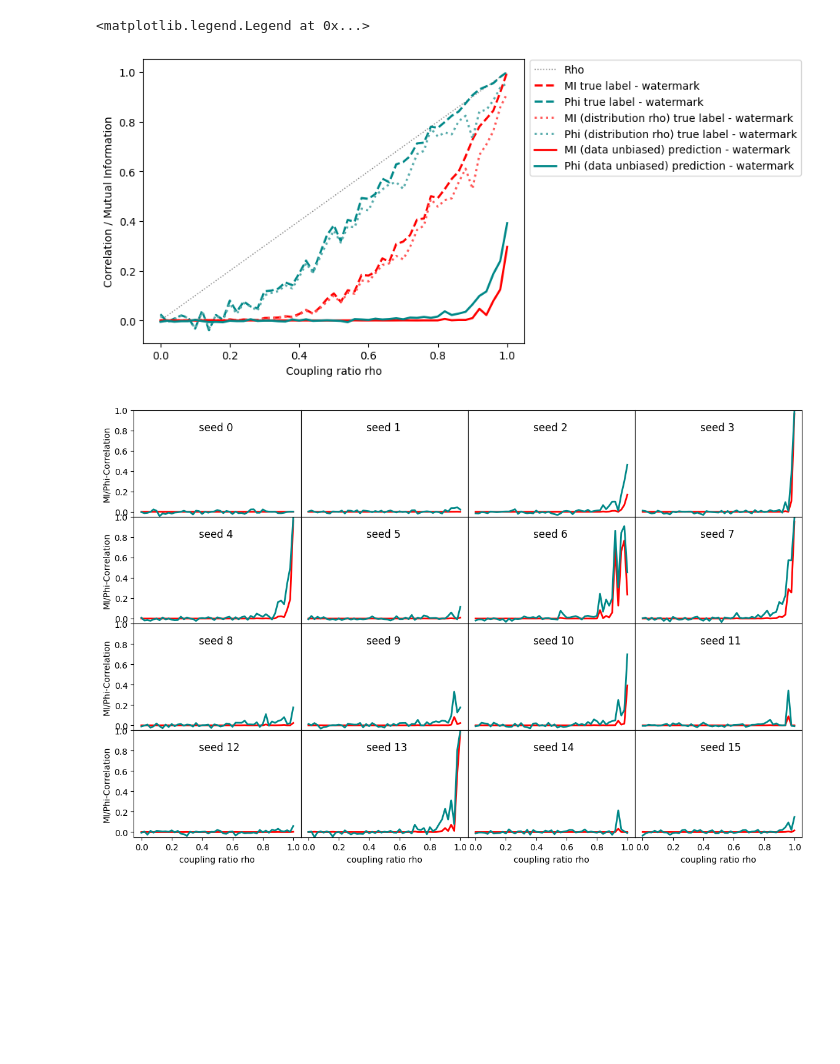
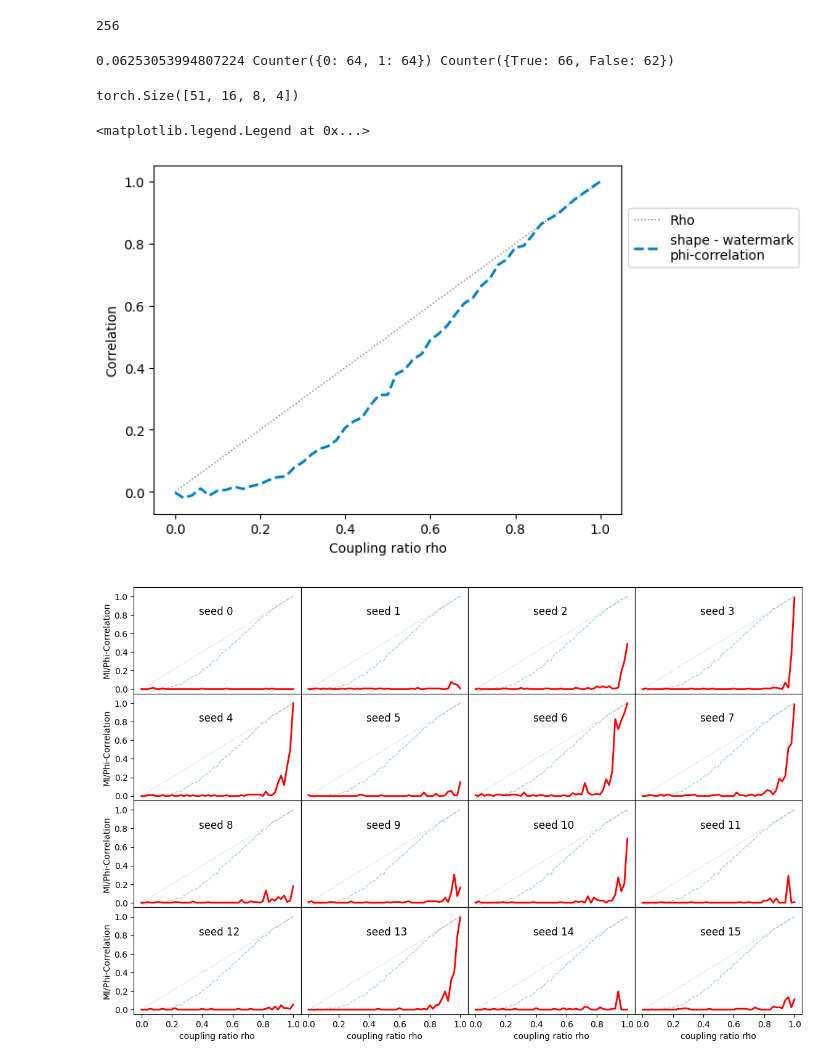
Before and after one commit to lillijo/xai-evaluation-master-thesis, a Jupyter notebook: experiments/compare_measures.ipynb, the cells around one changed output. Drawn from its saved outputs; the diff is of its cells as text; code cells hidden in the pictures; blank space fills up the shorter version.

```diff
--- a/experiments/compare_measures.ipynb
+++ b/experiments/compare_measures.ipynb
@@ -88,32 +107,62 @@ biases = list(np.round(np.linspace(0, 1, 51), 3)) """
+# %%
+128*2
+# %% [output]
+256
+# %%
+#((53*54)- (47*46)) / 100**2,
+
+from collections import Counter
+from sklearn.metrics import matthews_corrcoef
+
+indices = list(np.round(np.linspace(0, 491519, 128)).astype(int))
+unbds = BiasedNoisyDataset()
+valsl = []
+valsw = []
+for i in indices:
+    im, label, wm = unbds[i]
+    valsl.append(label)
+    valsw.append(wm)
+
+phi_base = matthews_corrcoef(valsl, valsw)
+print(phi_base, Counter(valsl), Counter(valsw))
+# %% [output]
+0.06253053994807224 Counter({0: 64, 1: 64}) Counter({True: 66, False: 62})
 # %%
-import pickle
+# Ground Truth
 biases = list(np.round(np.linspace(0, 1, 51), 3))
 with open("m1_mi_6400.pickle", "rb") as f:
     m1_mi = pickle.load(f)
-with open("gt_measures_1280.pickle", "rb") as f:
+with open("m0_test.pickle", "rb") as f: #gt_measures_1280
     gt_measures = pickle.load(f)
+with open("shape_gt_6400.pickle", "rb") as f:
+    shape_gt = pickle.load(f)
 mimean = torch.mean(m1_mi, dim=1)
+print(gt_measures.shape)
+
+""" plt.plot(biases, torch.mean(shape_gt[:,:,0], dim=1),linewidth=2, label="MI shape", color="#f90", alpha=0.5)
+plt.plot(biases, gt_measures[:,0,0],linewidth=2, label="MI true label - watermark", linestyle="dashed", color="#f00")
+plt.plot(biases, torch.mean(gt_measures[:,:,2], dim=1),linewidth=1, label="MI (distribution rho) true label - watermark", linestyle="dotted", color="#f55")
+plt.plot(biases, mimean[:,0],linewidth=2, label="MI (data unbiased) prediction - watermark", color="#f00") """
+ecol = matplotlib.cm.winter(np.linspace(0, 1, 5))
+#plt.plot(biases, torch.mean(shape_gt[:,:,1], dim=1),linewidth=2, label="shape - prediction", color=ecol[3])
 plt.plot(biases, biases,linewidth=1, label="Rho", linestyle="dotted", color="gray")
-plt.plot(biases, gt_measures[:,0,0],linewidth=2, label="MI true label - watermark", linestyle="dashed", color="#f00")
-plt.plot(biases, gt_measures[:,0,1],linewidth=2, label="Phi true label - watermark", linestyle="dashed", color="#088")
-
-plt.plot(biases, torch.mean(gt_measures[:,:,2], dim=1),linewidth=2, label="MI (distribution rho) true label - watermark", linestyle="dotted", color="#f55")
-plt.plot(biases, torch.mean(gt_measures[:,:,3], dim=1),linewidth=2, label="Phi (distribution rho) true label - watermark", linestyle="dotted", color="#5aa")
-plt.plot(biases, mimean[:,0],linewidth=2, label="MI (data unbiased) prediction - watermark", color="#f00")
-plt.plot(biases, mimean[:,1],linewidth=2, label="Phi (data unbiased) prediction - watermark", color="#088")
+plt.plot(biases, torch.mean(gt_measures[:,:,1,1], dim=1),linewidth=2, label="shape - watermark\nphi-correlation", linestyle="dashed", color=ecol[2])
+#plt.plot(biases, torch.mean(gt_measures[:,:,3], dim=1),linewidth=1, label="(distribution rho) prediction - watermark", linestyle="dotted", color=ecol[2])
+#plt.plot(biases, mimean[:,1],linewidth=2, label="(unbiased data) prediction - watermark", color=ecol[0])
 
 
-plt.ylabel("Correlation / Mutual Information")
+plt.ylabel("Correlation")
 plt.xlabel("Coupling ratio rho")
-plt.legend(bbox_to_anchor=(1., 0.57,0.6, 0.0), loc='lower left',ncols=1, )
+plt.legend(bbox_to_anchor=(1., 0.69,0.6, 0.0), loc='lower left',ncols=1, )
 #(0., -0.53, 1., .102)
 # %% [output]
-<matplotlib.legend.Legend at 0x...>
+torch.Size([51, 16, 8, 4])
+<matplotlib.legend.Legend at 0x...>
-[figure, old version]
+[figure, new version]
 # %%
-import pickle
+# MI and PHI over seeds
 
-with open("m1_mi_6400.pickle", "rb") as f:
+with open("pf_128.pickle", "rb") as f:
     m1_mi = pickle.load(f)
 
 biases = list(np.round(np.linspace(0, 1, 51), 3))
@@ -127,7 +176,7 @@ fig, axs = plt.subplots(
         gridspec_kw={"wspace": 0.0, "hspace": 0},
     )
 for s in range(16):
-    axs[s //4, s % 4].set_ylim([-0.05, 1])
+    axs[s //4, s % 4].set_ylim([-0.05, 1.1])
     axs[s //4, s % 4].set_xlabel("coupling ratio rho")
     axs[s //4, s % 4].set_ylabel("MI/Phi-Correlation")
     if s // 4 != 3 :
@@ -139,8 +188,10 @@ for s in range(16):
         f"seed {s}",
         size=12,
     )
+    axs[s //4, s % 4].plot(biases, biases,linewidth=1, label="Rho", linestyle="dotted", color="gray", alpha=0.4)
+    axs[s //4, s % 4].plot(biases, torch.mean(gt_measures[:,:,1,1], dim=1),linewidth=1, label="shape - watermark\nphi-correlation", linestyle="dashed", color="#088", alpha=0.4)
     axs[s //4, s % 4].plot(biases, m1_mi[:,s,0],linewidth=2, label="MI (data unbiased) prediction - watermark", color="#f00")
-    axs[s //4, s % 4].plot(biases, m1_mi[:,s,1],linewidth=2, label="Phi (data unbiased) prediction - watermark", color="#088")
+    #axs[s //4, s % 4].plot(biases, m1_mi[:,s,1],linewidth=2, label="Phi (data unbiased) prediction - watermark", color="#088")
 # %% [output]
-[figure, old version]
+[figure, new version]
 # %%
```
Also changed, not shown: parts of 22 cells of this notebook, 4 other files.
